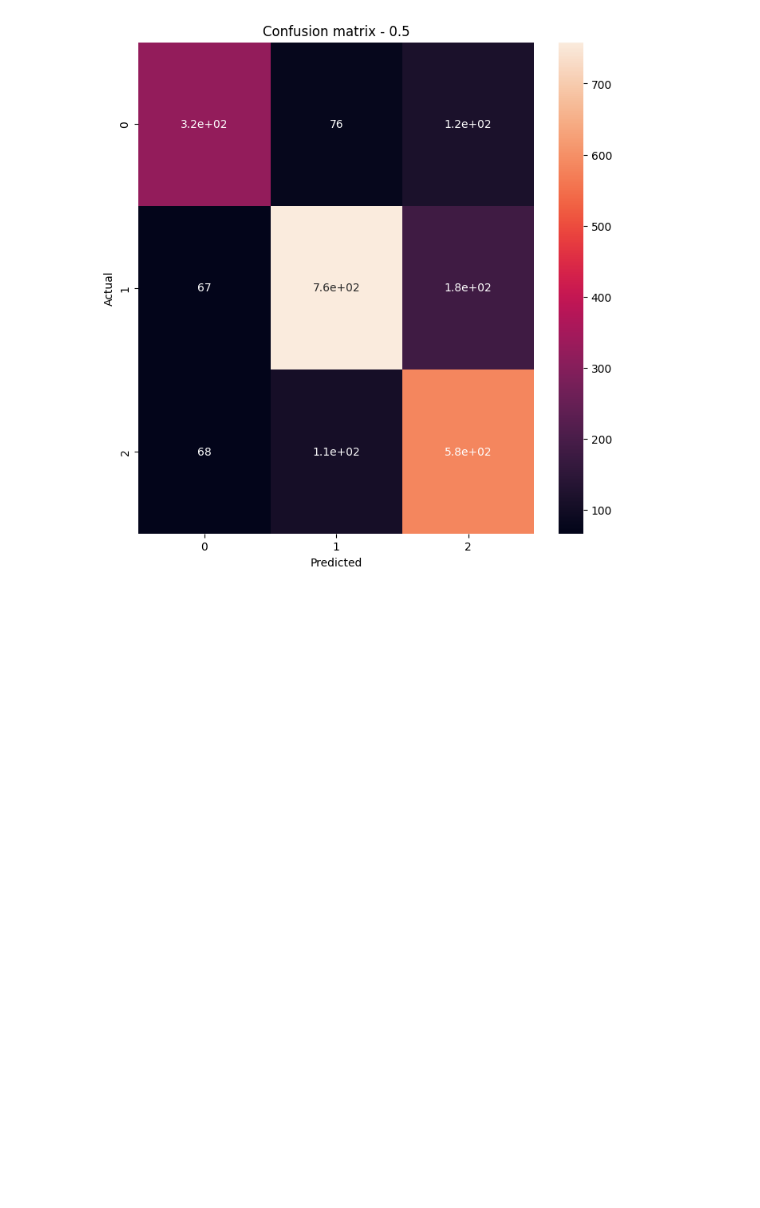
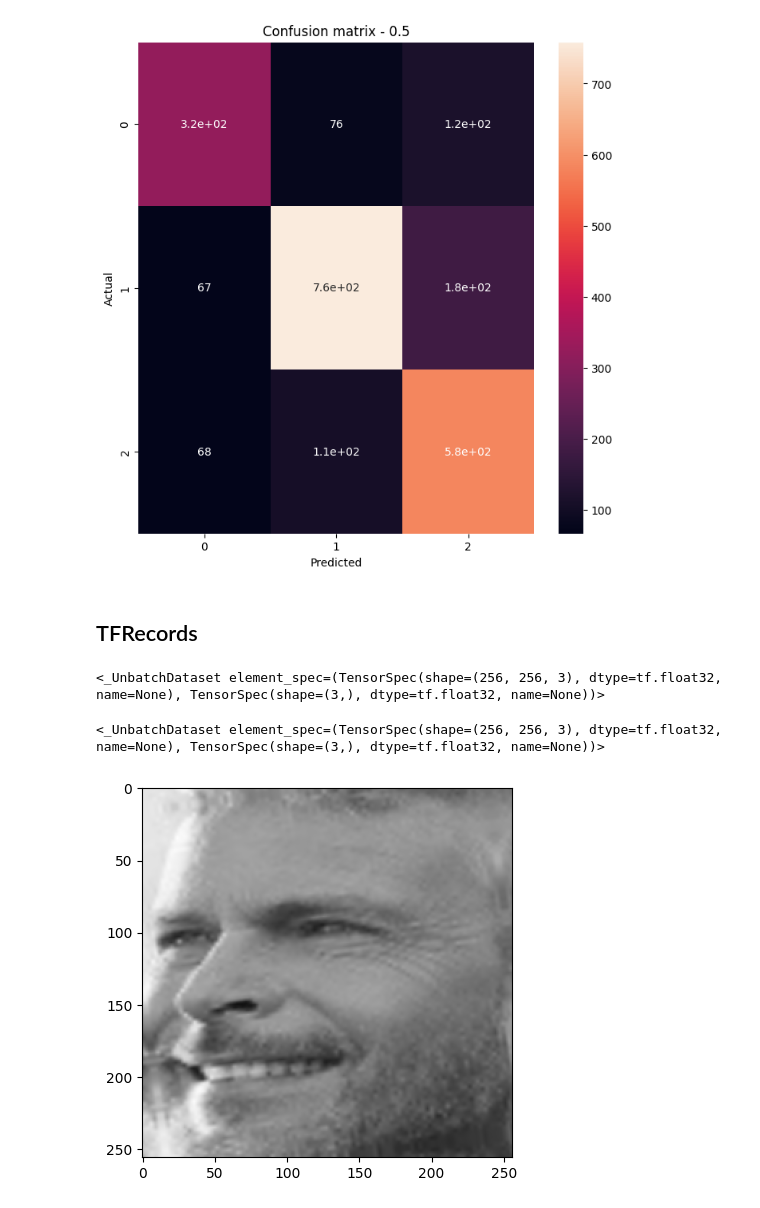
Before and after one commit to natek-1/emotion-detection, a Jupyter notebook: research/Human_Eotion_detection.ipynb, the cells around one changed output. Cells and saved outputs as stored; diff of their text form; code cells hidden in the pictures; blank space fills up the shorter version.

Commit message:
made changes to be able to save tfrecord while being able to decode it

```diff
--- a/research/Human_Eotion_detection.ipynb
+++ b/research/Human_Eotion_detection.ipynb
@@ -229,12 +229,12 @@ resize_rescale_layers = tf.keras.Sequential([
 training_dataset =(
     train_dataset
     .map(augment_layer, num_parallel_calls = tf.data.AUTOTUNE)
-    .prefetch(tf.data.AUTOTUNE)
+    #.prefetch(tf.data.AUTOTUNE)
 )
 # %%
 validation_dataset =(
     val_dataset
-    .prefetch(tf.data.AUTOTUNE)
+    #.prefetch(tf.data.AUTOTUNE)
 )
 # %% [markdown]
 ## Modeling
@@ -407,0 +405,7 @@ lab = np.concatenate([np.argmax(labels[:-1], axis = -1).flatten(), np.argmax(lab
+# %% [markdown]
+## TFRecords
+# %%
+training_dataset = (
+    training_dataset
+    .unbatch()
+)
@@ -407,0 +417,13 @@ lab = np.concatenate([np.argmax(labels[:-1], axis = -1).flatten(), np.argmax(lab
+# %%
+training_dataset
+# %% [output]
+<_UnbatchDataset element_spec=(TensorSpec(shape=(256, 256, 3), dtype=tf.float32, name=None), TensorSpec(shape=(3,), dtype=tf.float32, name=None))>
+# %%
+validation_dataset
+# %% [output]
+<_UnbatchDataset element_spec=(TensorSpec(shape=(256, 256, 3), dtype=tf.float32, name=None), TensorSpec(shape=(3,), dtype=tf.float32, name=None))>
+# %%
+for i in training_dataset.take(1):
+    plt.imshow(i[0]/255.)
+# %% [output]
+[figure, added]
```
Also changed, not shown: parts of 22 cells of this notebook.
